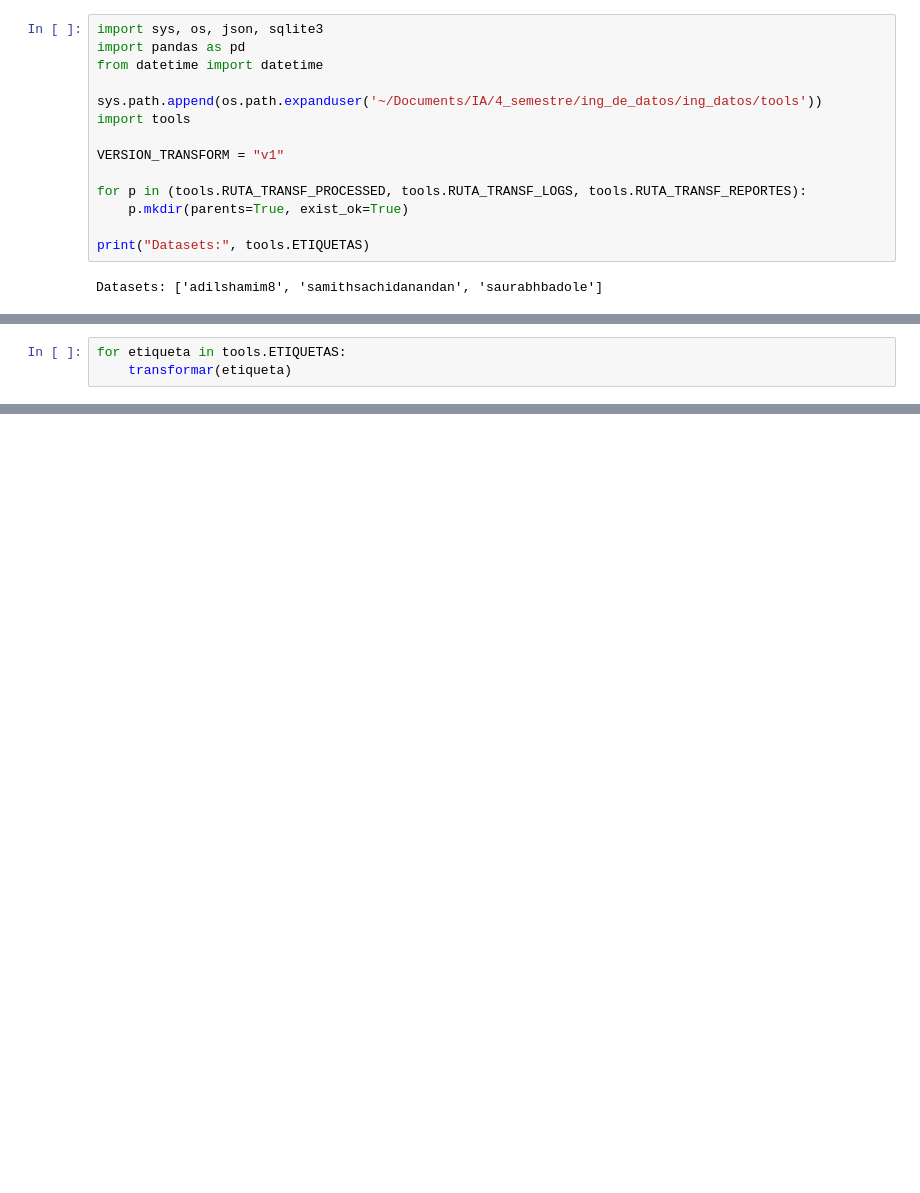
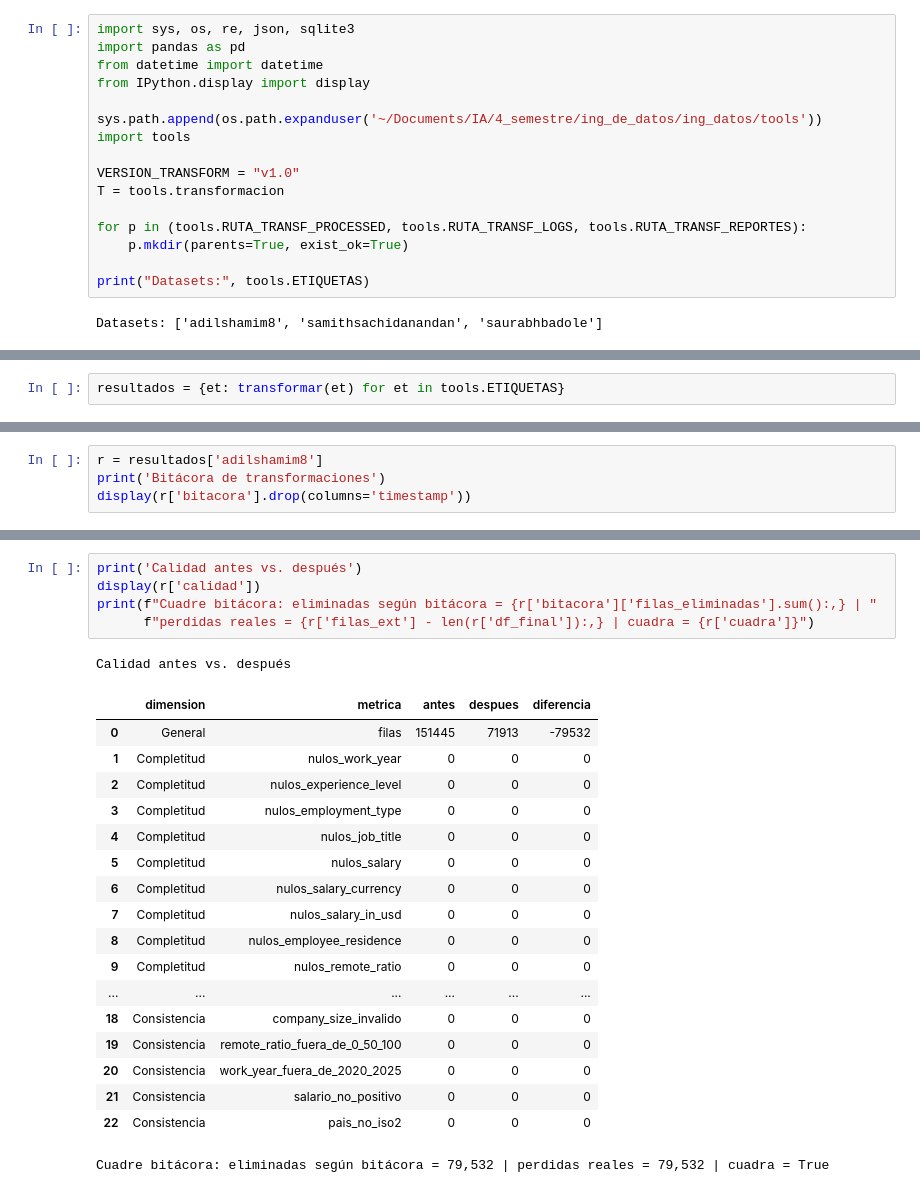
Before and after one commit to MemoOrnelasJ11/ing_datos, a Jupyter notebook: scripts/transformacion.ipynb, the cells around one changed output, grey strips where cells are left out. Drawn from its saved outputs; the diff is of its cells as text; blank space fills up the shorter version.

```diff
--- a/scripts/transformacion.ipynb
+++ b/scripts/transformacion.ipynb
@@ -1,12 +5,14 @@
 # %%
-import sys, os, json, sqlite3
+import sys, os, re, json, sqlite3
 import pandas as pd
 from datetime import datetime
+from IPython.display import display
 
 sys.path.append(os.path.expanduser('~/Documents/IA/4_semestre/ing_de_datos/ing_datos/tools'))
 import tools
 
-VERSION_TRANSFORM = "v1"
+VERSION_TRANSFORM = "v1.0"
+T = tools.transformacion
 
 for p in (tools.RUTA_TRANSF_PROCESSED, tools.RUTA_TRANSF_LOGS, tools.RUTA_TRANSF_REPORTES):
     p.mkdir(parents=True, exist_ok=True)
@@ -73,3 +22,0 @@ def transformar(etiqueta):
-# %%
-for etiqueta in tools.ETIQUETAS:
-    transformar(etiqueta)
@@ -79,0 +239,2 @@ for etiqueta in tools.ETIQUETAS:
+# %%
+resultados = {et: transformar(et) for et in tools.ETIQUETAS}
@@ -79,0 +247,4 @@ for etiqueta in tools.ETIQUETAS:
+# %%
+r = resultados['adilshamim8']
+print('Bitácora de transformaciones')
+display(r['bitacora'].drop(columns='timestamp'))
@@ -79,0 +268,25 @@ for etiqueta in tools.ETIQUETAS:
+# %%
+print('Calidad antes vs. después')
+display(r['calidad'])
+print(f"Cuadre bitácora: eliminadas según bitácora = {r['bitacora']['filas_eliminadas'].sum():,} | "
+      f"perdidas reales = {r['filas_ext'] - len(r['df_final']):,} | cuadra = {r['cuadra']}")
+# %% [output]
+Calidad antes vs. después
+|  | dimension | metrica | antes | despues | diferencia |
+| 0 | General | filas | 151445 | 71913 | -79532 |
+| 1 | Completitud | nulos_work_year | 0 | 0 | 0 |
+| 2 | Completitud | nulos_experience_level | 0 | 0 | 0 |
+| 3 | Completitud | nulos_employment_type | 0 | 0 | 0 |
+| 4 | Completitud | nulos_job_title | 0 | 0 | 0 |
+| 5 | Completitud | nulos_salary | 0 | 0 | 0 |
+| 6 | Completitud | nulos_salary_currency | 0 | 0 | 0 |
+| 7 | Completitud | nulos_salary_in_usd | 0 | 0 | 0 |
+| 8 | Completitud | nulos_employee_residence | 0 | 0 | 0 |
+| 9 | Completitud | nulos_remote_ratio | 0 | 0 | 0 |
+| ... | ... | ... | ... | ... | ... |
+| 18 | Consistencia | company_size_invalido | 0 | 0 | 0 |
+| 19 | Consistencia | remote_ratio_fuera_de_0_50_100 | 0 | 0 | 0 |
+| 20 | Consistencia | work_year_fuera_de_2020_2025 | 0 | 0 | 0 |
+| 21 | Consistencia | salario_no_positivo | 0 | 0 | 0 |
+| 22 | Consistencia | pais_no_iso2 | 0 | 0 | 0 |
+Cuadre bitácora: eliminadas según bitácora = 79,532 | perdidas reales = 79,532 | cuadra = True
```
Also changed, not shown: parts of 25 cells of this notebook, 25 other files.
